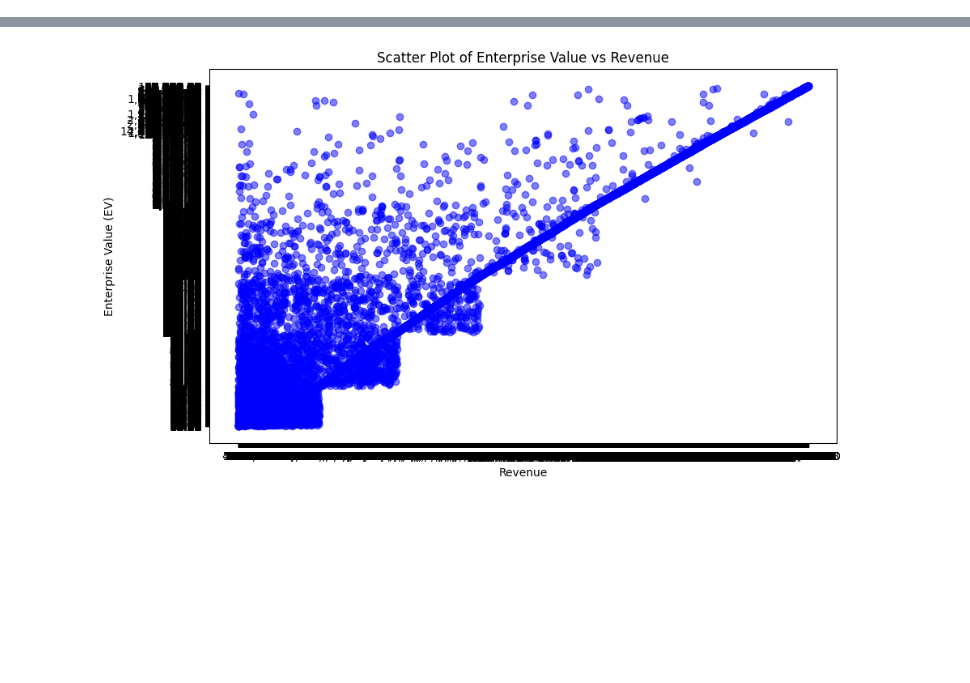
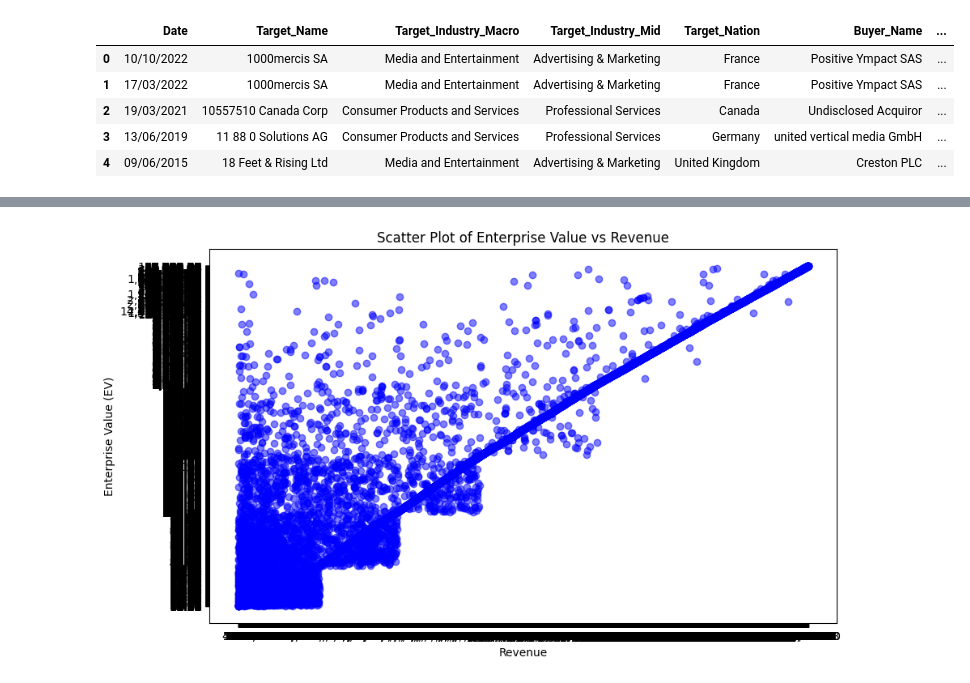
Before and after one commit to georgylevin27/ValTool, a Jupyter notebook: notebooks/Georgy.ipynb, the cells around one changed output, grey strips where cells are left out. Saved outputs shown, nothing was run; the diff lists cells and outputs as text; code cells hidden in the pictures; blank space fills up the shorter version.

```diff
--- a/notebooks/Georgy.ipynb
+++ b/notebooks/Georgy.ipynb
@@ -13,0 +34,10 @@ df.head()
+# %%
+df2 = pd.read_csv('/Users/maksim/code/georgylevin27/ValTool/data/Data_v2.csv')
+df2.head()
+# %% [output]
+|  | Date | Target_Name | Target_Industry_Macro | Target_Industry_Mid | Target_Nation | Buyer_Name | ... |
+| 0 | 10/10/2022 | 1000mercis SA | Media and Entertainment | Advertising & Marketing | France | Positive Ympact SAS | ... |
+| 1 | 17/03/2022 | 1000mercis SA | Media and Entertainment | Advertising & Marketing | France | Positive Ympact SAS | ... |
+| 2 | 19/03/2021 | 10557510 Canada Corp | Consumer Products and Services | Professional Services | Canada | Undisclosed Acquiror | ... |
+| 3 | 13/06/2019 | 11 88 0 Solutions AG | Consumer Products and Services | Professional Services | Germany | united vertical media GmbH | ... |
+| 4 | 09/06/2015 | 18 Feet & Rising Ltd | Media and Entertainment | Advertising & Marketing | United Kingdom | Creston PLC | ... |
```
Also changed, not shown: parts of 5 cells of this notebook, 3 other files.
